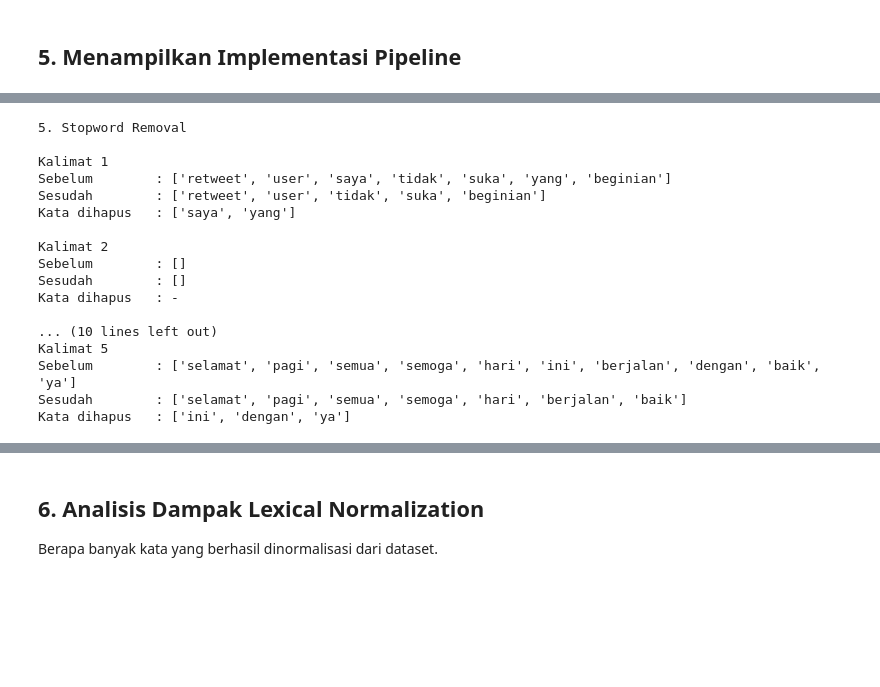
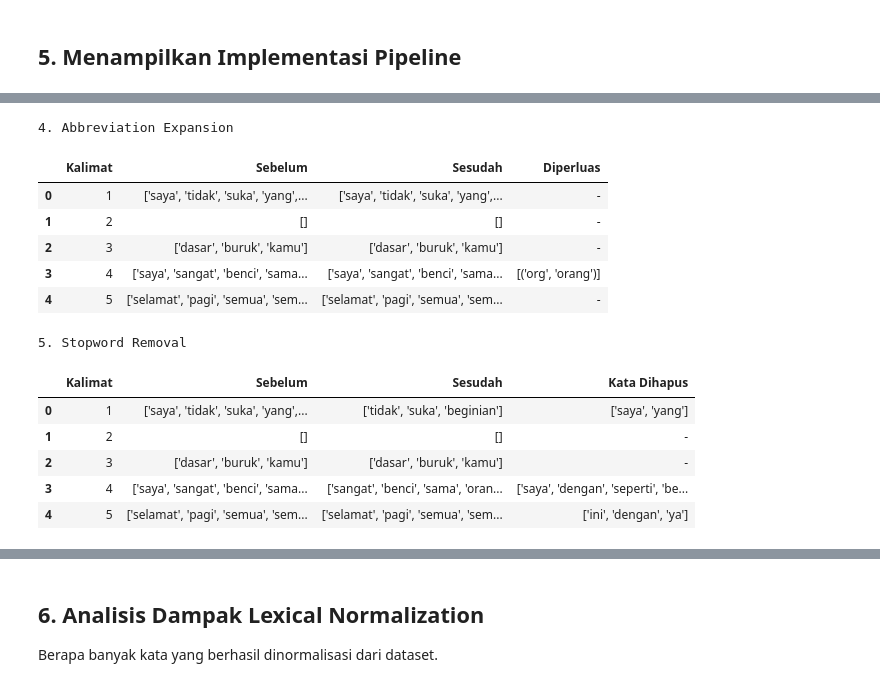
Before and after one commit to ElloRabyndra/indo-hate-speech-normalization, a Jupyter notebook: main.ipynb, the cells around one changed output, grey strips where cells are left out. Drawn from its saved outputs; the diff is of its cells as text; code cells hidden in the pictures; blank space fills up the shorter version.

```diff
--- a/main.ipynb
+++ b/main.ipynb
@@ -803,32 +784,55 @@ Diperluas: ['semoga']
+# %%
+# 4. Abbreviation Expansion
+rows_abbrev = []
+hasil_abbrev = []
+
+for i, tokens in enumerate(hasil_normalisasi, 1):
+    tokens_abbrev = preprocessor.expand_abbrev(tokens)
+    hasil_abbrev.append(tokens_abbrev)
+    changes = [(a, b) for a, b in zip(tokens, tokens_abbrev) if a != b]
+    rows_abbrev.append({
+        'Kalimat': i,
+        'Sebelum': str(tokens),
+        'Sesudah': str(tokens_abbrev),
+        'Diperluas': str(changes) if changes else '-'
+    })
+
+df_abbrev = pd.DataFrame(rows_abbrev)
+print("4. Abbreviation Expansion")
+display(df_abbrev)
+# %% [output]
+4. Abbreviation Expansion
+|  | Kalimat | Sebelum | Sesudah | Diperluas |
+| 0 | 1 | ['saya', 'tidak', 'suka', 'yang',... | ['saya', 'tidak', 'suka', 'yang',... | - |
+| 1 | 2 | [] | [] | - |
+| 2 | 3 | ['dasar', 'buruk', 'kamu'] | ['dasar', 'buruk', 'kamu'] | - |
+| 3 | 4 | ['saya', 'sangat', 'benci', 'sama... | ['saya', 'sangat', 'benci', 'sama... | [('org', 'orang')] |
+| 4 | 5 | ['selamat', 'pagi', 'semua', 'sem... | ['selamat', 'pagi', 'semua', 'sem... | - |
 # %%
-print("5. Stopword Removal")
-
+# 5. Stopword Removal
+rows_stop = []
 hasil_stopword = []
 
 for i, tokens in enumerate(hasil_abbrev, 1):
     tokens_stop = preprocessor.remove_stopwords(tokens)
     hasil_stopword.append(tokens_stop)
     removed = [t for t in tokens if t not in tokens_stop]
-    print(f"\nKalimat {i}")
-    print(f"Sebelum        : {tokens}")
-    print(f"Sesudah        : {tokens_stop}")
-    print(f"Kata dihapus   : {removed if removed else '-'}")
+    rows_stop.append({
+        'Kalimat': i,
+        'Sebelum': str(tokens),
+        'Sesudah': str(tokens_stop),
+        'Kata Dihapus': str(removed) if removed else '-'
+    })
+
+df_stop = pd.DataFrame(rows_stop)
+print("5. Stopword Removal")
+display(df_stop)
 # %% [output]
 5. Stopword Removal
-
-Kalimat 1
-Sebelum        : ['retweet', 'user', 'saya', 'tidak', 'suka', 'yang', 'beginian']
-Sesudah        : ['retweet', 'user', 'tidak', 'suka', 'beginian']
-Kata dihapus   : ['saya', 'yang']
-
-Kalimat 2
-Sebelum        : []
-Sesudah        : []
-Kata dihapus   : -
-
-... (10 lines left out)
-Kalimat 5
-Sebelum        : ['selamat', 'pagi', 'semua', 'semoga', 'hari', 'ini', 'berjalan', 'dengan', 'baik', 'ya']
-Sesudah        : ['selamat', 'pagi', 'semua', 'semoga', 'hari', 'berjalan', 'baik']
-Kata dihapus   : ['ini', 'dengan', 'ya']
+|  | Kalimat | Sebelum | Sesudah | Kata Dihapus |
+| 0 | 1 | ['saya', 'tidak', 'suka', 'yang',... | ['tidak', 'suka', 'beginian'] | ['saya', 'yang'] |
+| 1 | 2 | [] | [] | - |
+| 2 | 3 | ['dasar', 'buruk', 'kamu'] | ['dasar', 'buruk', 'kamu'] | - |
+| 3 | 4 | ['saya', 'sangat', 'benci', 'sama... | ['sangat', 'benci', 'sama', 'oran... | ['saya', 'dengan', 'seperti', 'be... |
+| 4 | 5 | ['selamat', 'pagi', 'semua', 'sem... | ['selamat', 'pagi', 'semua', 'sem... | ['ini', 'dengan', 'ya'] |
 # %%
```
Also changed, not shown: parts of 12 cells of this notebook, 2 other files.
